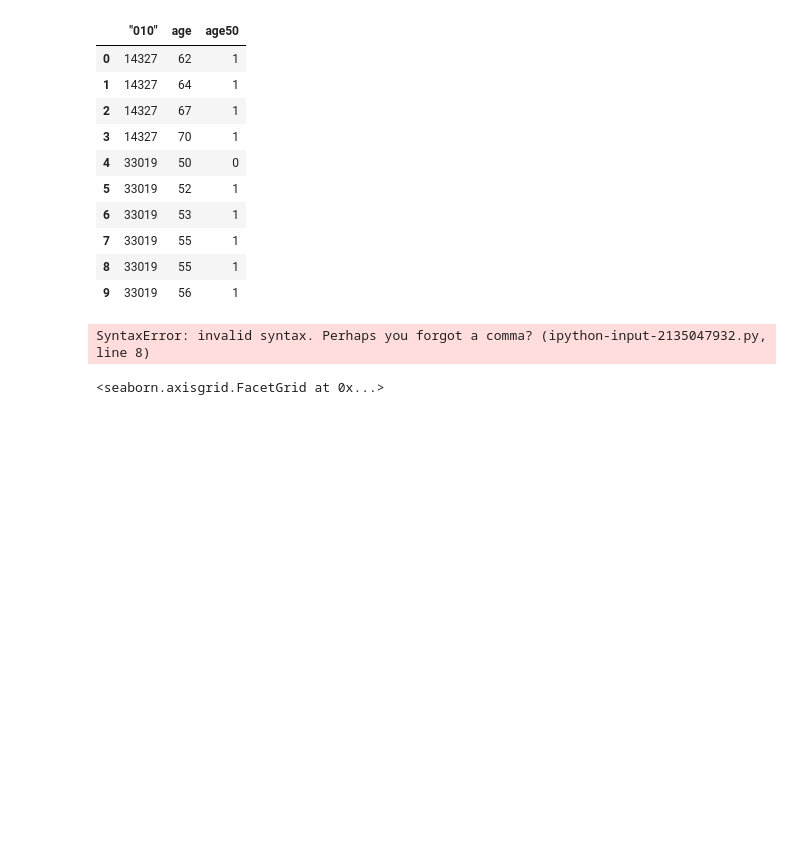
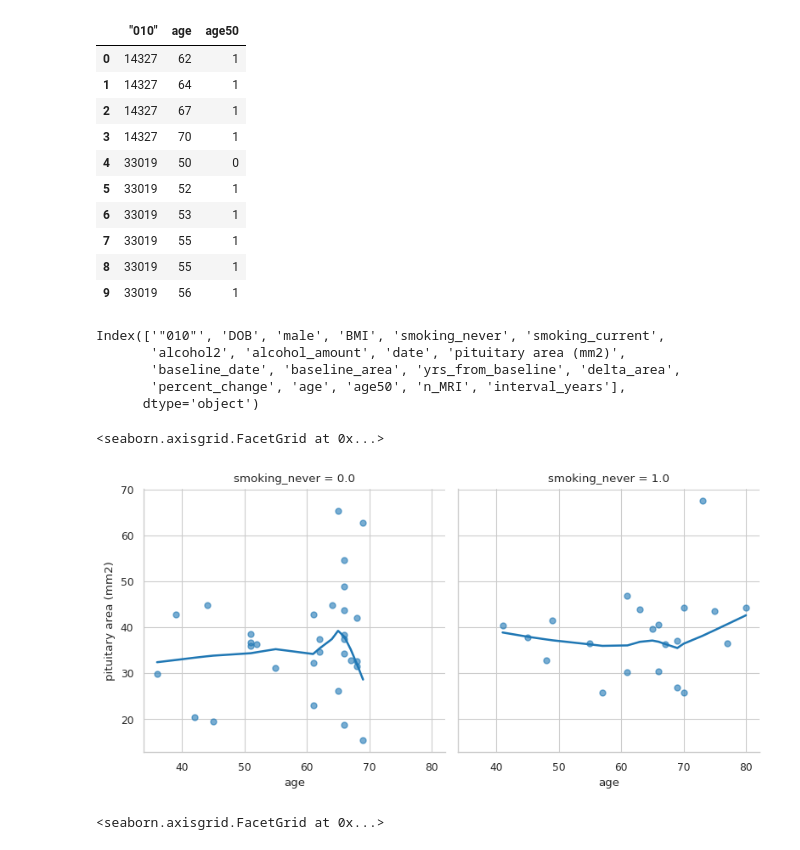
Before and after one commit to HonSou0095/pit2, a Jupyter notebook: pit.ipynb, the cells around one changed output. Saved outputs shown, nothing was run; the diff lists cells and outputs as text; code cells hidden in the pictures; blank space fills up the shorter version.

```diff
--- a/pit.ipynb
+++ b/pit.ipynb
@@ -279,18 +279,27 @@ combined[['"010"', "age", "age50"]].head(10)
 | 7 | 33019 | 55 | 1 |
 | 8 | 33019 | 55 | 1 |
 | 9 | 33019 | 56 | 1 |
+# %%
+combined_last.columns
+# %% [output]
+Index(['"010"', 'DOB', 'male', 'BMI', 'smoking_never', 'smoking_current',
+       'alcohol2', 'alcohol_amount', 'date', 'pituitary area (mm2)',
+       'baseline_date', 'baseline_area', 'yrs_from_baseline', 'delta_area',
+       'percent_change', 'age', 'age50', 'n_MRI', 'interval_years'],
+      dtype='object')
 # %%
 sns.lmplot(
-    x="age", y="delta_area",
-    hue="male",  # alcohol_label
-    col="alcohol2", # "alcohol_label"
-    data=combined, lowess=True,
+    x="age", y="pituitary area (mm2)",
+    #hue="male",  # alcohol_label
+    col="smoking_never", # "alcohol_label"
+    data=combined_last, lowess=True,
     scatter_kws={'alpha':0.6, 's':25},  # smaller dots
     height=4, aspect=1,  # compact size
     legend=None
 )
 # %% [output]
-SyntaxError: invalid syntax. Perhaps you forgot a comma? (ipython-input-2135047932.py, line 8)
+<seaborn.axisgrid.FacetGrid at 0x...>
+[figure, added]
 # %%
 #normality_check(combined_last.yrs_from_baseline)
 
```
Also changed, not shown: parts of 1 cell of this notebook.
